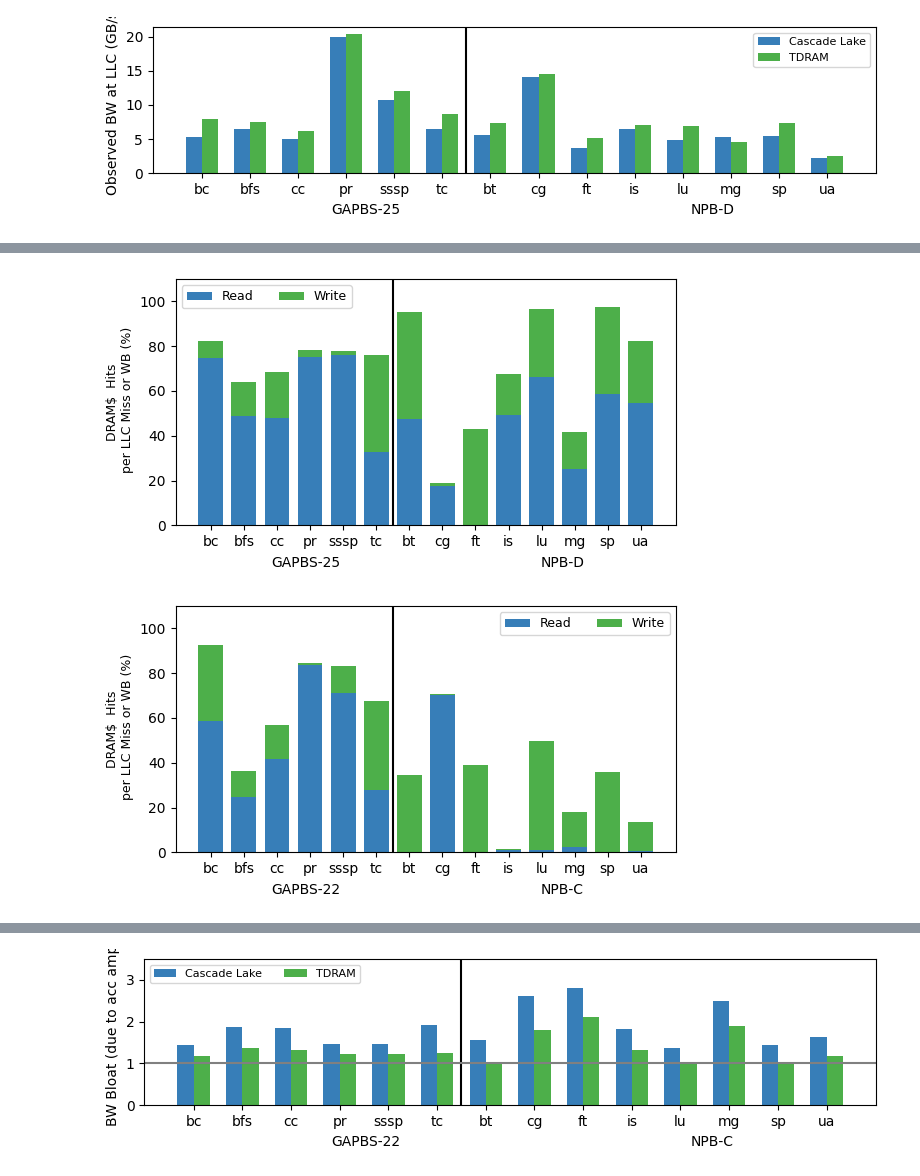
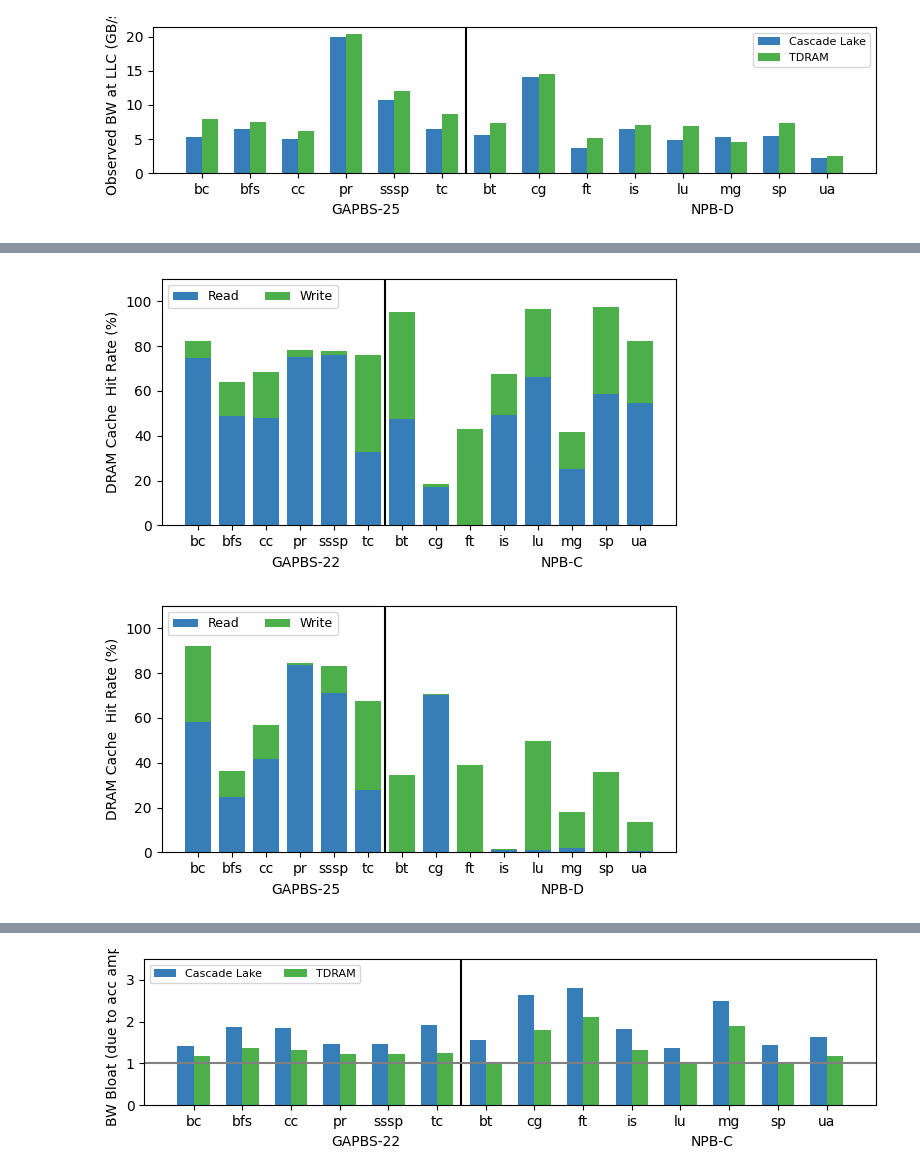
Before and after one commit to darchr/dramCacheController, a Jupyter notebook: plots_1GBdramCache/data-plots.ipynb, the cells around one changed output, grey strips where cells are left out. Cells and saved outputs as stored; diff of their text form; code cells hidden in the pictures.

```diff
--- a/plots_1GBdramCache/data-plots.ipynb
+++ b/plots_1GBdramCache/data-plots.ipynb
@@ -807,52 +826,52 @@ for i,app in enumerate(x2):
     plt.bar(i*4+offset, y1[i], width=3, color=cmap(1))
     plt.bar(i*4+offset, y2[i], bottom = y1[i], width=3, color=cmap(2))
 
-plt.figtext(0.3, -0.01, "GAPBS-25")
-plt.figtext(0.75, -0.01, "NPB-D")
+plt.figtext(0.3, -0.01, "GAPBS-22")
+plt.figtext(0.75, -0.01, "NPB-C")
 
 plt.xticks(np.arange(14)*4, list(x1)+list(x2))
 plt.axvline(x=offset-2, color='black')
 
-plt.ylabel("DRAM$  Hits\n per LLC Miss or WB (%)", fontsize=9)
-plt.legend(fontsize=9, ncol=2)
+plt.ylabel("DRAM Cache  Hit Rate (%)", fontsize=10)
+plt.legend(fontsize=9, ncol=2, loc='upper left')
 plt.tight_layout()
 #plt.savefig("../figures/cs1_all_mpki.pdf")
 
 x1 = df_gap25_cas['app']
 y1 = 100 * df_gap25_cas['numRdHit'].astype(float)/(df_gap25_cas['numTotMisses'].astype(float)+df_gap25_cas['numTotHits'].astype(float))
 y2 = 100 * df_gap25_cas['numWrHit'].astype(float)/(df_gap25_cas['numTotMisses'].astype(float)+df_gap25_cas['numTotHits'].astype(float))
 
 # Multi bar Chart
 fig = plt.figure()
 fig.set_size_inches(6,3)
 plt.ylim([0,110])
 
 for i,app in enumerate(x1):
     plt.bar(i*4, y1[i], width=3, color=cmap(1), label='Read' if i==0 else None)
     plt.bar(i*4, y2[i], bottom = y1[i], width=3, color=cmap(2), label='Write' if i==0 else None)
 
 offset = (i+1)*4
 x2 = df_npbD_cas['app']
 y1 = 100 * df_npbD_cas['numRdHit'].astype(float)/(df_npbD_cas['numTotMisses'].astype(float)+df_npbD_cas['numTotHits'].astype(float))
 y2 = 100 * df_npbD_cas['numWrHit'].astype(float)/(df_npbD_cas['numTotMisses'].astype(float)+df_npbD_cas['numTotHits'].astype(float))
 
 for i,app in enumerate(x2):
     plt.bar(i*4+offset, y1[i], width=3, color=cmap(1))
     plt.bar(i*4+offset, y2[i], bottom = y1[i], width=3, color=cmap(2))
 
-plt.figtext(0.3, -0.01, "GAPBS-22")
-plt.figtext(0.75, -0.01, "NPB-C")
+plt.figtext(0.3, -0.01, "GAPBS-25")
+plt.figtext(0.75, -0.01, "NPB-D")
 
 plt.xticks(np.arange(14)*4, list(x1)+list(x2))
 plt.axvline(x=offset-2, color='black')
 
-plt.ylabel("DRAM$  Hits\n per LLC Miss or WB (%)", fontsize=9)
-plt.legend(fontsize=9, ncol=2)
+plt.ylabel("DRAM Cache  Hit Rate (%)", fontsize=10)
+plt.legend(fontsize=9, ncol=2, loc='upper left')
 plt.tight_layout()
 #plt.savefig("../figures/cs1_all_mpki.pdf")
 # %% [output]
-[figure, old version]
+[figure, new version]
-[figure, old version]
+[figure, new version]
 # %%
 app_gap = df_gap22_cas['app']
 gap_22_cas = df_gap22_cas['avgTimeTagCheckResRd'].astype(float)
```
Also changed, not shown: parts of 8 cells of this notebook, 1 other file.
